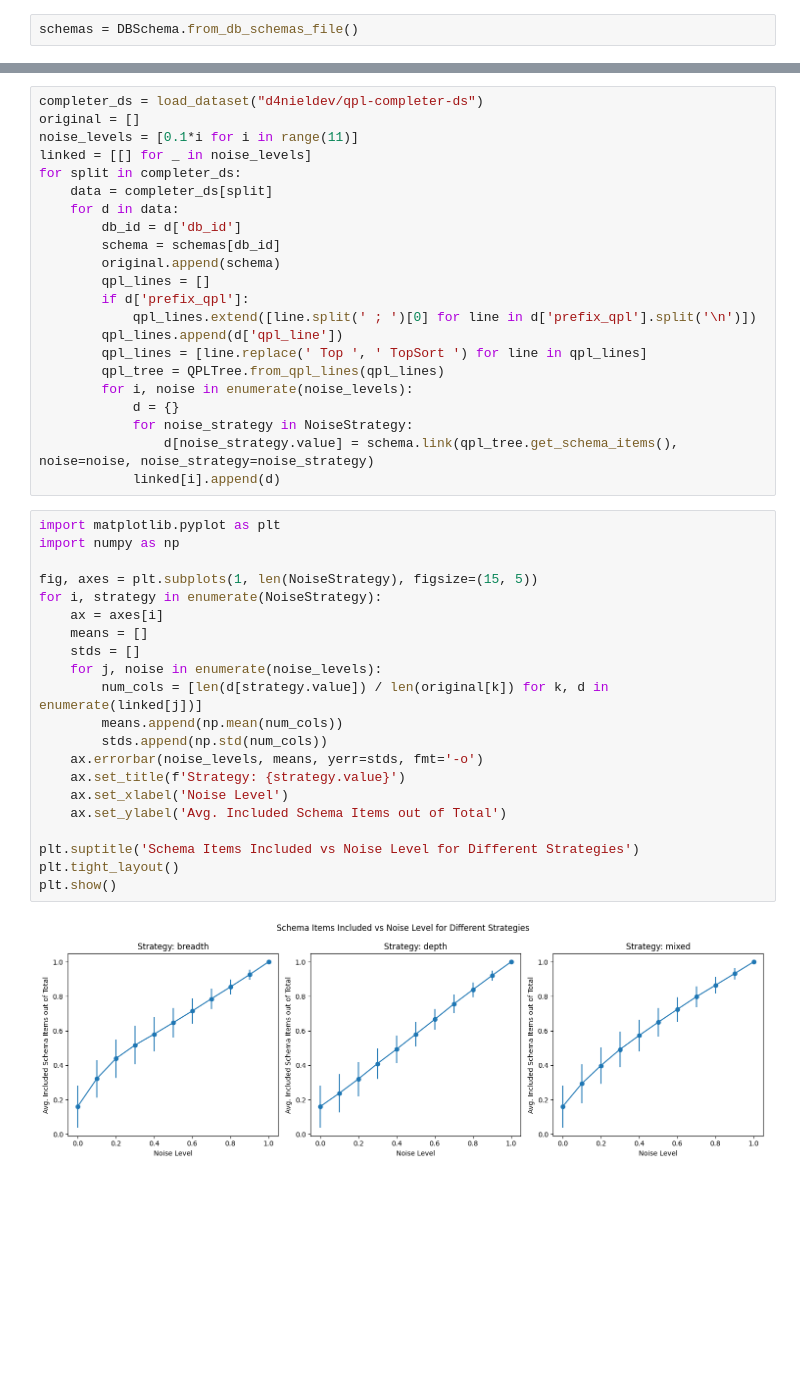
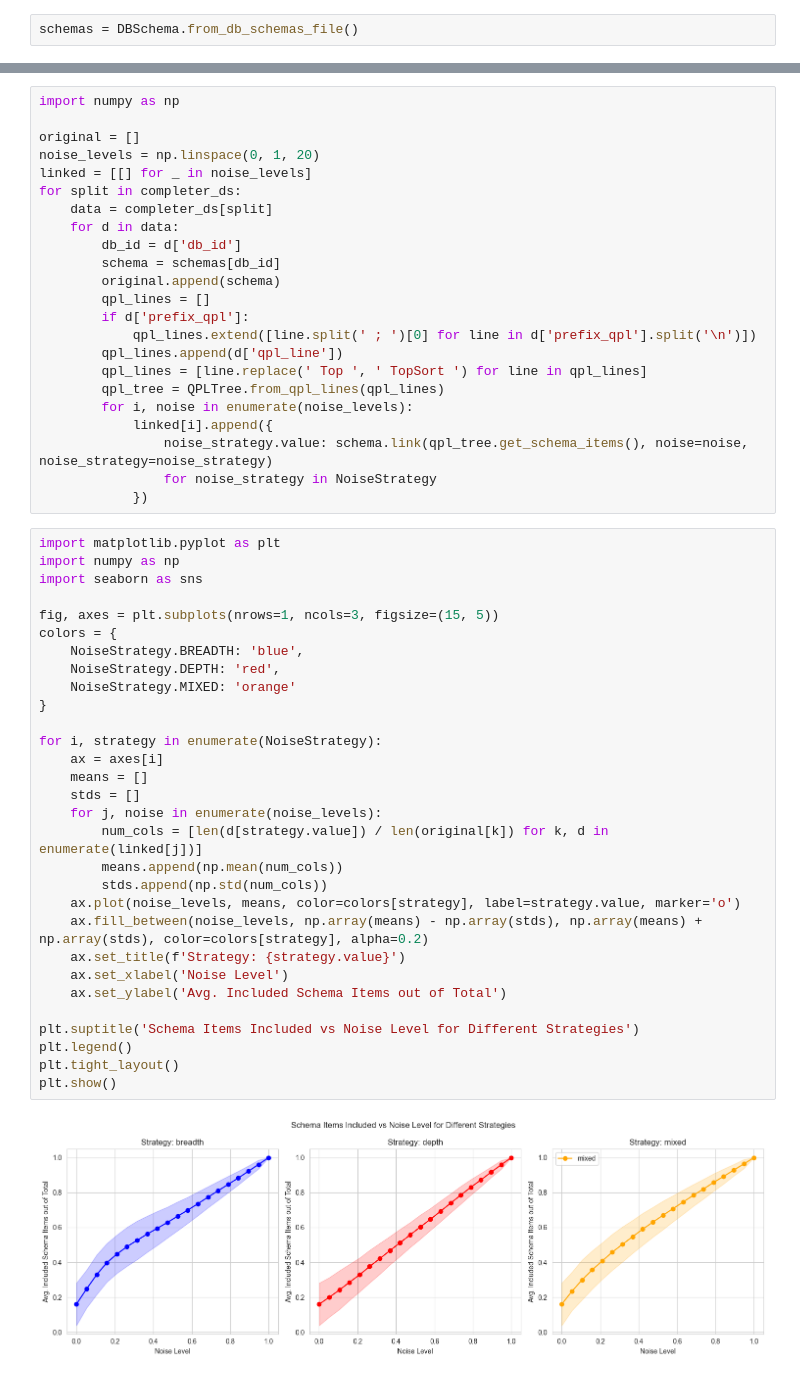
Before and after one commit to d4nieldev/finetune_llm, a Jupyter notebook: src/experiments/schema_linking/linked_schema_noiser.ipynb, the cells around one changed output, grey strips where cells are left out. Saved outputs shown, nothing was run; the diff lists cells and outputs as text; blank space fills up the shorter version.

```diff
--- a/src/experiments/schema_linking/linked_schema_noiser.ipynb
+++ b/src/experiments/schema_linking/linked_schema_noiser.ipynb
@@ -10,7 +12,8 @@ schemas = DBSchema.from_db_schemas_file()
 # %%
-completer_ds = load_dataset("d4nieldev/qpl-completer-ds")
+import numpy as np
+
 original = []
-noise_levels = [0.1*i for i in range(11)]
+noise_levels = np.linspace(0, 1, 20)
 linked = [[] for _ in noise_levels]
 for split in completer_ds:
     data = completer_ds[split]
@@ -25,30 +28,39 @@ for split in completer_ds:
         qpl_lines = [line.replace(' Top ', ' TopSort ') for line in qpl_lines]
         qpl_tree = QPLTree.from_qpl_lines(qpl_lines)
         for i, noise in enumerate(noise_levels):
-            d = {}
-            for noise_strategy in NoiseStrategy:
-                d[noise_strategy.value] = schema.link(qpl_tree.get_schema_items(), noise=noise, noise_strategy=noise_strategy)
-            linked[i].append(d)
+            linked[i].append({
+                noise_strategy.value: schema.link(qpl_tree.get_schema_items(), noise=noise, noise_strategy=noise_strategy)
+                for noise_strategy in NoiseStrategy
+            })
 # %%
 import matplotlib.pyplot as plt
 import numpy as np
+import seaborn as sns
 
-fig, axes = plt.subplots(1, len(NoiseStrategy), figsize=(15, 5))
+fig, axes = plt.subplots(nrows=1, ncols=3, figsize=(15, 5))
+colors = {
+    NoiseStrategy.BREADTH: 'blue',
+    NoiseStrategy.DEPTH: 'red',
+    NoiseStrategy.MIXED: 'orange'
+}
+
 for i, strategy in enumerate(NoiseStrategy):
     ax = axes[i]
     means = []
     stds = []
     for j, noise in enumerate(noise_levels):
         num_cols = [len(d[strategy.value]) / len(original[k]) for k, d in enumerate(linked[j])]
         means.append(np.mean(num_cols))
         stds.append(np.std(num_cols))
-    ax.errorbar(noise_levels, means, yerr=stds, fmt='-o')
+    ax.plot(noise_levels, means, color=colors[strategy], label=strategy.value, marker='o')
+    ax.fill_between(noise_levels, np.array(means) - np.array(stds), np.array(means) + np.array(stds), color=colors[strategy], alpha=0.2)
     ax.set_title(f'Strategy: {strategy.value}')
     ax.set_xlabel('Noise Level')
     ax.set_ylabel('Avg. Included Schema Items out of Total')
 
 plt.suptitle('Schema Items Included vs Noise Level for Different Strategies')
+plt.legend()
 plt.tight_layout()
 plt.show()
 # %% [output]
-[figure, old version]
+[figure, new version]
```
Also changed, not shown: parts of 4 cells of this notebook.
